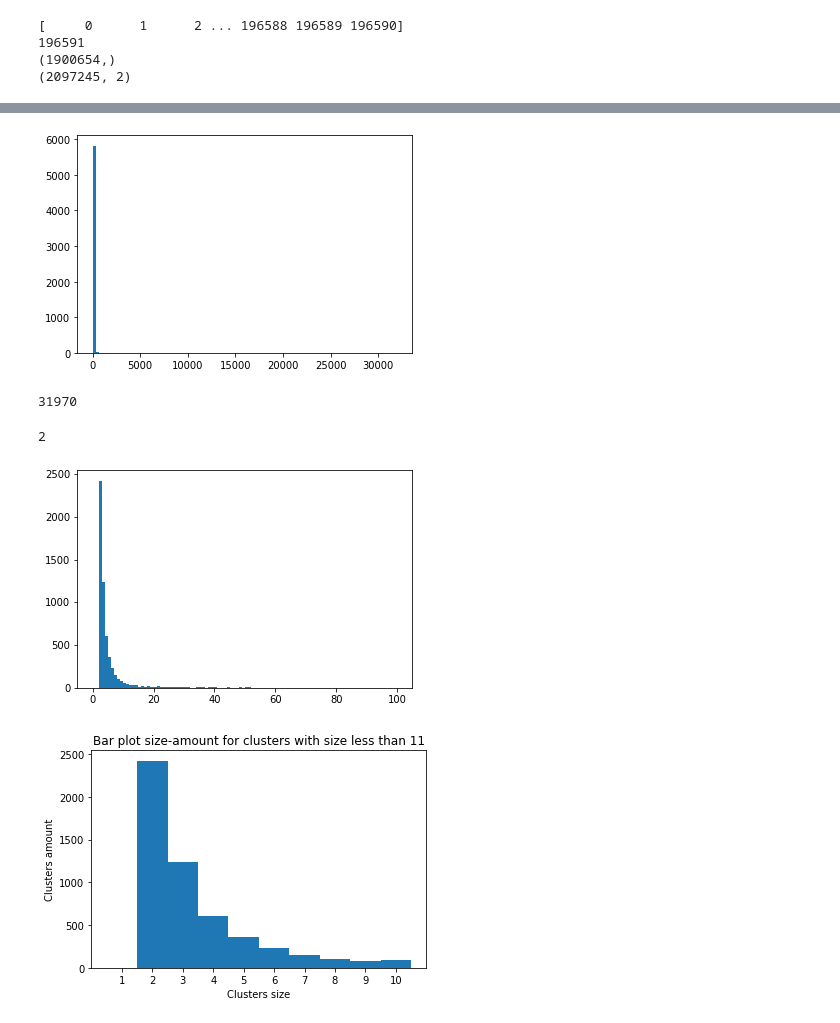
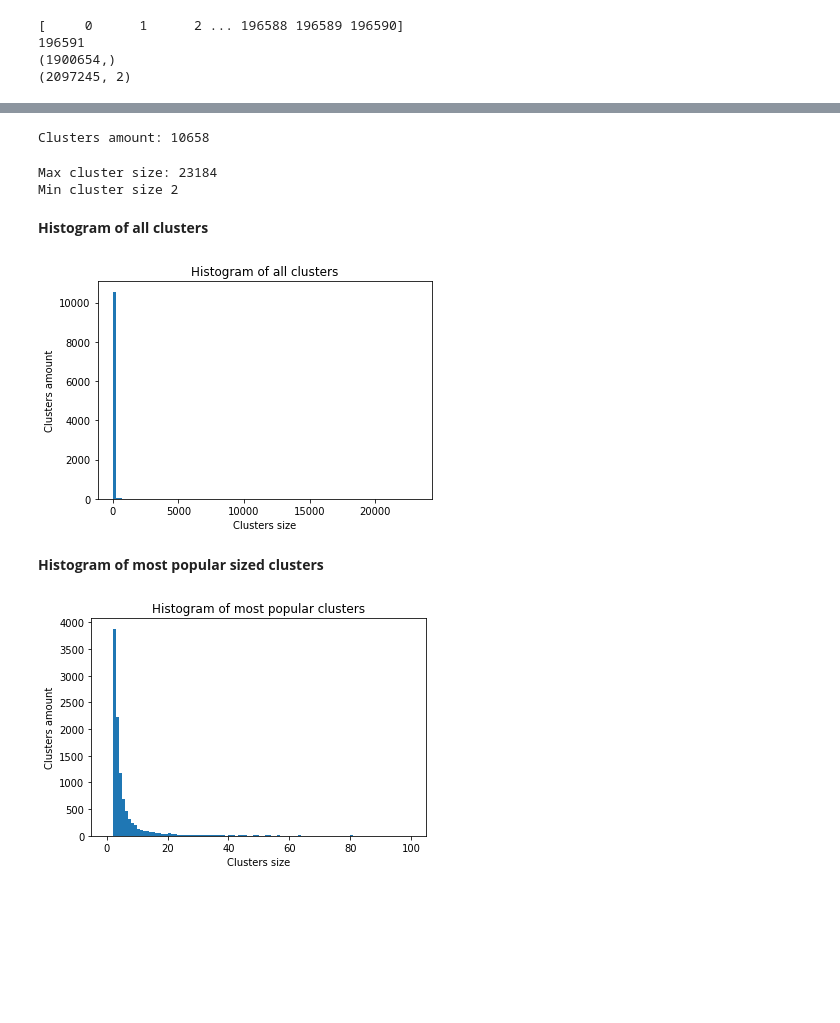
Before and after one commit to VeronikaRevjakina/AffinityPropagation_Gowalla, a Jupyter notebook: Affinity_Propagation_Gowalla_experiment.ipynb, the cells around one changed output, grey strips where cells are left out. Saved outputs shown, nothing was run; the diff lists cells and outputs as text; code cells hidden in the pictures; blank space fills up the shorter version.

```diff
--- a/Affinity_Propagation_Gowalla_experiment.ipynb
+++ b/Affinity_Propagation_Gowalla_experiment.ipynb
@@ -113,7 +113,7 @@ def get_exemplars(R,A,connections):
         if value_sum[idx] > temp[pair[0]]:
             temp[pair[0]] = value_sum[idx]
             exemplars[pair[0]] = pair[1] #for user_1 store user_2 as exemplar (if value_sum with user_2 is bigger)
-    for i in range(5):
+    for i in range(20):
         for exempl_a in exemplars.keys():
             exempl_b = exemplars[exempl_a] #exemplar b for user a
             if exemplars[exempl_b] != exempl_b: #if b is not exemplar for b (self-exemplar)
@@ -144,7 +143,7 @@ def affinity_propagation(similarity_array_input,connections,num_iterations,self_
 
 #affinity_propagation(similarity_array,connections,1,-1.5)
 # %%
-res_exemplars = affinity_propagation(similarity_array,connections,10,-1.5)
+res_exemplars = affinity_propagation(similarity_array,connections,num_iterations=20,self_similarity_param=-1.5)
 # %% [output]
 0
 1
@@ -165,0 +168,6 @@ len(some_set)
+# %%
+#Amount of clusters
+clusters=sorted(list(set(res_exemplars.values())))#get unique values from dict by set
+print("Clusters amount:", len(clusters))
+# %% [output]
+Clusters amount: 10658
@@ -166,7 +177,13 @@ len(some_set)
 # %%
-cluster_size = dict()
-for exemplar in my_exemplars.values():
+#Size of clusters
+cluster_size = dict()# dictionary to store cluster with amount of its users
+for exemplar in res_exemplars.values():
     if exemplar not in cluster_size:
         cluster_size[exemplar] = 1
     else:
         cluster_size[exemplar] += 1
+print("Max cluster size:", max(cluster_size.values()))
+print("Min cluster size", min(cluster_size.values()))
+# %% [output]
+Max cluster size: 23184
+Min cluster size 2
@@ -173,38 +194,22 @@ for exemplar in my_exemplars.values():
+# %% [markdown]
+**Histogram of all clusters**
 # %%
 import matplotlib.pyplot as plt
 %matplotlib inline
 plt.hist(cluster_size.values(), bins=100)
+plt.xlabel("Clusters size")
+plt.ylabel("Clusters amount")
+plt.title("Histogram of all clusters")
 plt.show()
 # %% [output]
-[figure, old version]
+[figure, new version]
-# %%
-max(cluster_size.values())
-# %% [output]
-31970
-# %%
-min(cluster_size.values())
-# %% [output]
-2
+# %% [markdown]
+**Histogram of most popular sized clusters**
 # %%
 plt.hist(cluster_size.values(), bins=100, range=(0, 100))
+plt.xlabel("Clusters size")
+plt.ylabel("Clusters amount")
+plt.title("Histogram of most popular clusters")
 plt.show()
 # %% [output]
-[figure, old version]
+[figure, new version]
-# %%
-import matplotlib.pyplot as plt
-fig = plt.figure()
-
-bins = range(1,12)
-
-plt.hist(cluster_size.values(), bins=bins)  # arguments are passed to np.histogram
-
-plt.xticks(np.arange(1.5,11), labels=bins)
-
-plt.xlabel("Clusters size")
-plt.ylabel("Clusters amount")
-plt.title("Bar plot size-amount for clusters with size less than 11")
-plt.tight_layout=True
-
-plt.show()
-# %% [output]
-[figure, removed]
```
Also changed, not shown: parts of 19 cells of this notebook.
